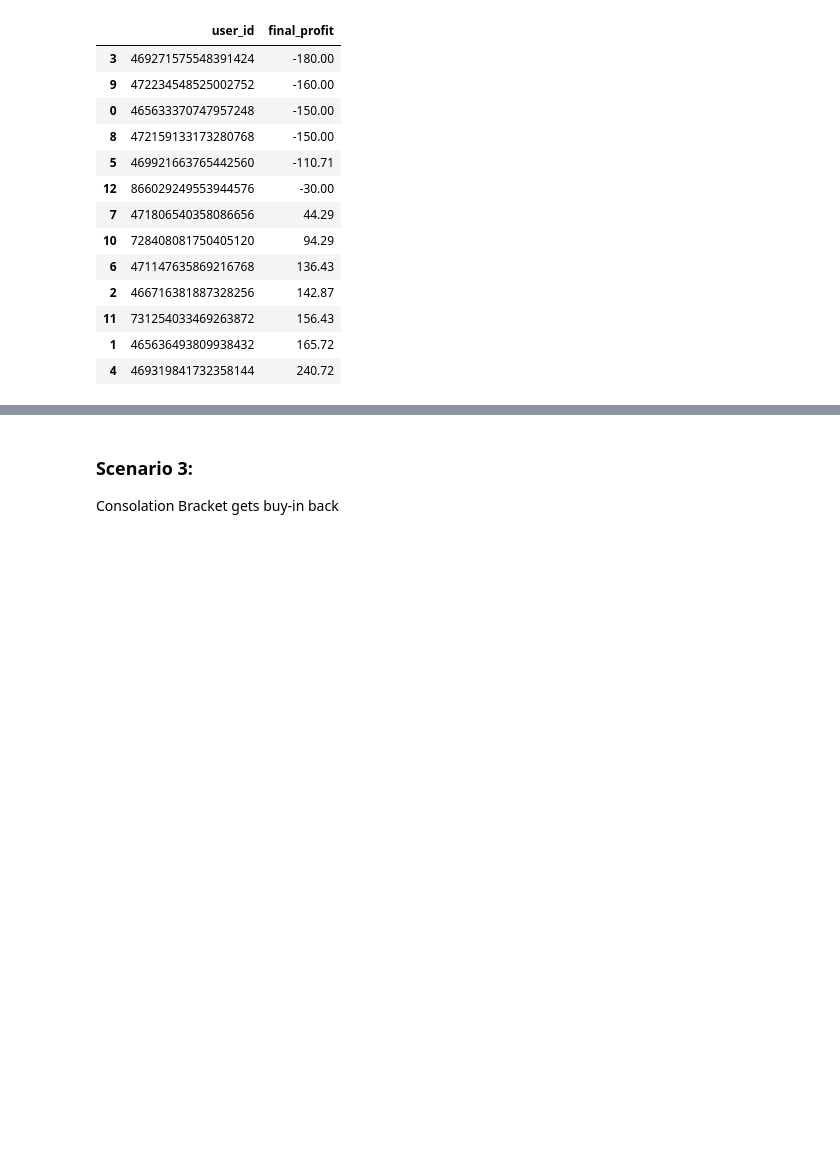
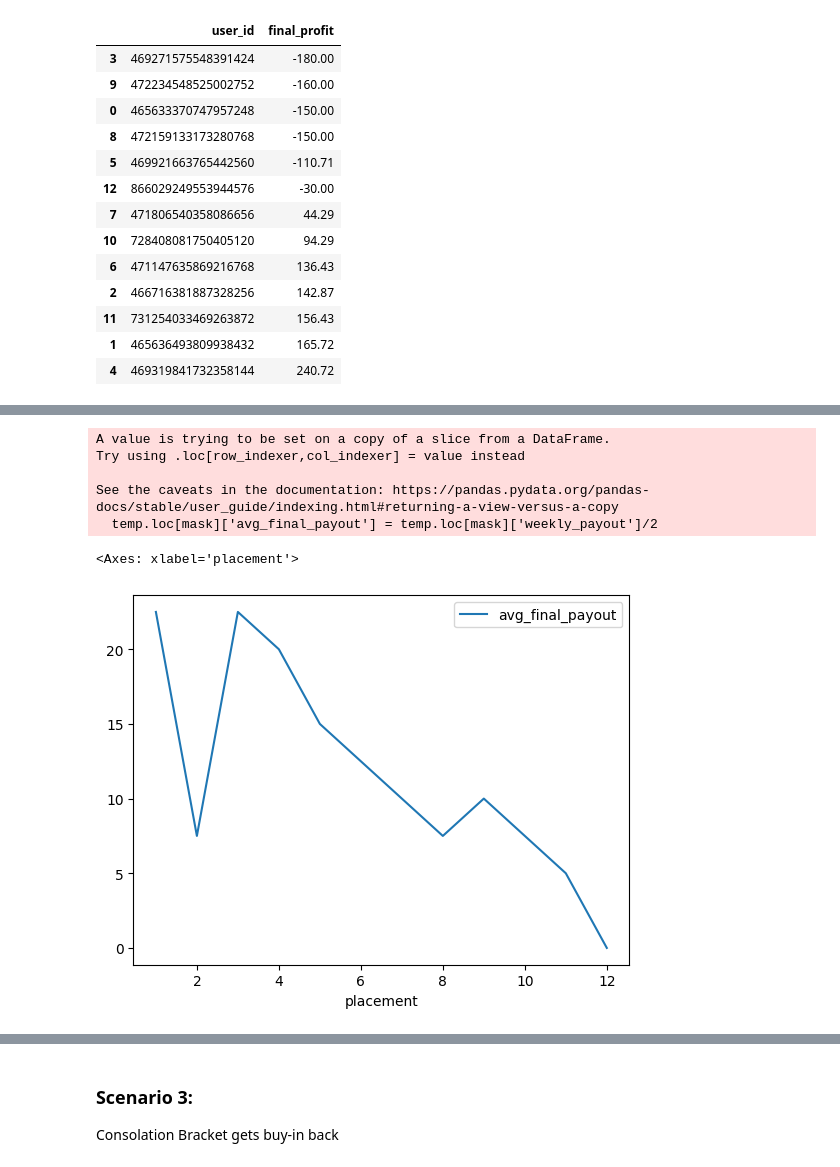
Before and after one commit to smlederer/ff_etl, a Jupyter notebook: buy_in_analysis/profit_scenarios.ipynb, the cells around one changed output, grey strips where cells are left out. Cells and saved outputs as stored; diff of their text form; code cells hidden in the pictures; blank space fills up the shorter version.

```diff
--- a/buy_in_analysis/profit_scenarios.ipynb
+++ b/buy_in_analysis/profit_scenarios.ipynb
@@ -182,0 +174,11 @@ s2_profit_table[['user_id','final_profit']].sort_values('final_profit')
+# %%
+s2_weekly_win_verbose = query('''select mu.user_id_root as user_id, mu.league_id, count(distinct mu.week+mu.league_id) as weekly_wins
+from test.matchup mu
+join (
+select season, week,MAX(points_root) as highest_score
+from test.matchup
+group by 1,2) hs on hs.season = mu.season and hs.week = mu.week
+where mu.points_root=highest_score
+group by 1,2''')
+s2_weekly_win_verbose['user_id'] = s2_weekly_win_verbose['user_id'].astype('int64')
+s2_weekly_win_verbose
@@ -182,0 +203,21 @@ s2_profit_table[['user_id','final_profit']].sort_values('final_profit')
+# %%
+
+rankings = pd.read_csv('files/final_placement_whole_league.csv')
+ww_placement = s2_weekly_win_verbose.merge(rankings[['league_id','user_id','placement']],on=['user_id','league_id'],how='right')
+temp = ww_placement[['placement','weekly_wins']].groupby('placement').sum('weekly_wins').reset_index()
+temp['weekly_payout'] = temp['weekly_wins']*10
+temp['avg_final_payout'] = temp['weekly_payout']/4
+
+#only have had two seasons wtih a 11th and 12 place.
+mask = (temp['placement']>10)
+temp.loc[mask]['avg_final_payout'] = temp.loc[mask]['weekly_payout']/2
+
+temp.plot(x='placement',y='avg_final_payout')
+# %% [output]
+A value is trying to be set on a copy of a slice from a DataFrame.
+Try using .loc[row_indexer,col_indexer] = value instead
+
+See the caveats in the documentation: https://pandas.pydata.org/pandas-docs/stable/user_guide/indexing.html#returning-a-view-versus-a-copy
+  temp.loc[mask]['avg_final_payout'] = temp.loc[mask]['weekly_payout']/2
+<Axes: xlabel='placement'>
+[figure, added]
```
Also changed, not shown: parts of 5 cells of this notebook, 2 other files.
